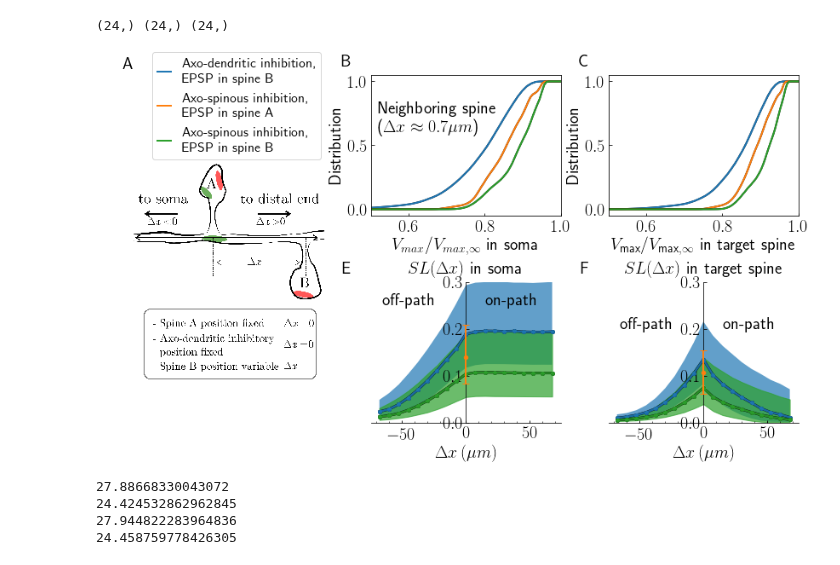
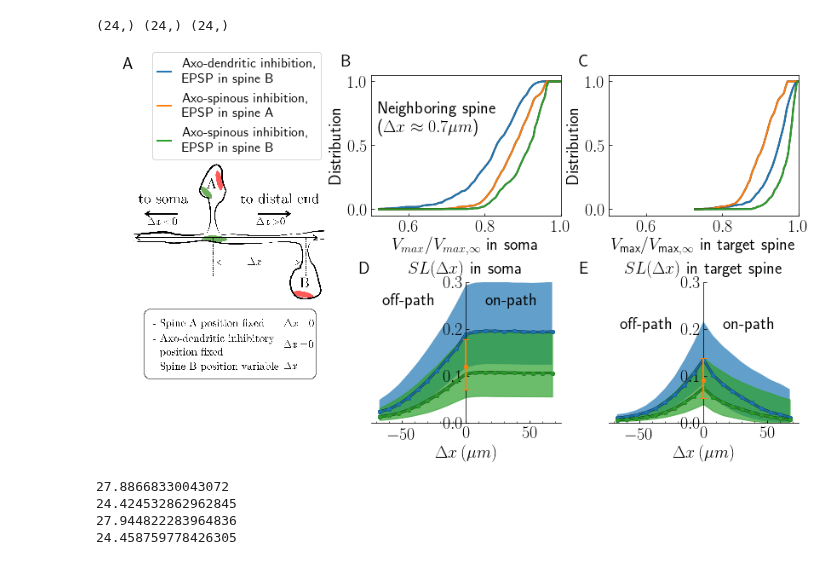
Before and after one commit to p-serna/SpineModel, a Jupyter notebook: Figures paperx2Ao2.ipynb, the cells around one changed output. Cells and saved outputs as stored; diff of their text form; code cells hidden in the pictures.

```diff
--- a/Figures paperx2Ao2.ipynb
+++ b/Figures paperx2Ao2.ipynb
@@ -704,7 +704,8 @@ mss = std((mes[:,3]+65)/mm[:,0])
 #    fapS,fapD,fap0,fapC = pickle.load(f)
 #with open("gatinginfo_u.pickle","rb") as f:
 #    fapSu,fapDu,fap0u,fapCu = pickle.load(f)
-with open("gatinginfo_f_bRx2.pickle","rb") as f:
+with open("gatinginfo_f_bRn_tempx2.pickle","rb") as f:
+    #with open("gatinginfo_f_bRx2.pickle","rb") as f:
     fapSf,fapDf,fap0f,fapCf,fdatf = pickle.load(f)
 #with open("gatinginfo_h.pickle","rb") as f:
 #    fapSh,fapDh,fap0h,fapCh,fdath = pickle.load(f)
@@ -891,35 +892,35 @@ temp.sort()
 sh = temp.shape[0]
 nmed = sh//2
 nl1, nv1 = int(sh*0.16),int(sh*(1-0.16))
 yerr = abs(array([[temp[nl1]],[temp[nv1]]])-temp[nmed])
 ax4.errorbar(0.0,temp[nmed],yerr,fmt='.',zorder=3,capsize=4,color='C1',elinewidth=2,barsabove=True,markersize=9)
 temp = 1-fap0f[:,5]/fap0f[:,3]
 temp.sort()
 sh = temp.shape[0]
 nmed = sh//2
 nl1, nv1 = int(sh*0.16),int(sh*(1-0.16))
 yerr = abs(array([[temp[nl1]],[temp[nv1]]])-temp[nmed])
 ax3.errorbar(0.0,temp[nmed],yerr,fmt='.',zorder=3,capsize=4,color='C1',elinewidth=2,barsabove=True,markersize=9)
 
 
 
 #ax4.annotate('In soma',xy = (10,0.32))
 #ax3.annotate('In spine head',xy = (10,0.320))
 
-axs = [ax0,ax2,ax1,axl1,ax4,ax3]
+axs = [ax0,ax2,ax1,ax4,ax3]
 
 pos = zeros((len(axs),2))
 pos[:,1] = 1-pos[:,1]
 
 pos[:,:] = (-0.1,1.15)
 
 pos[0,:] = (0.,1.175)
 pos[3,:] = (0.,1.15)
 numbering_panels(axs,pos)
 
 savefig('f3x2.png',dpi = 300,tight_layout = True)
 # %% [output]
-[figure, old version]
+[figure, new version]
 # %%
 lab='Vspine'
 axsp = 1 # axo-spinous
```
Also changed, not shown: 26 other files.
